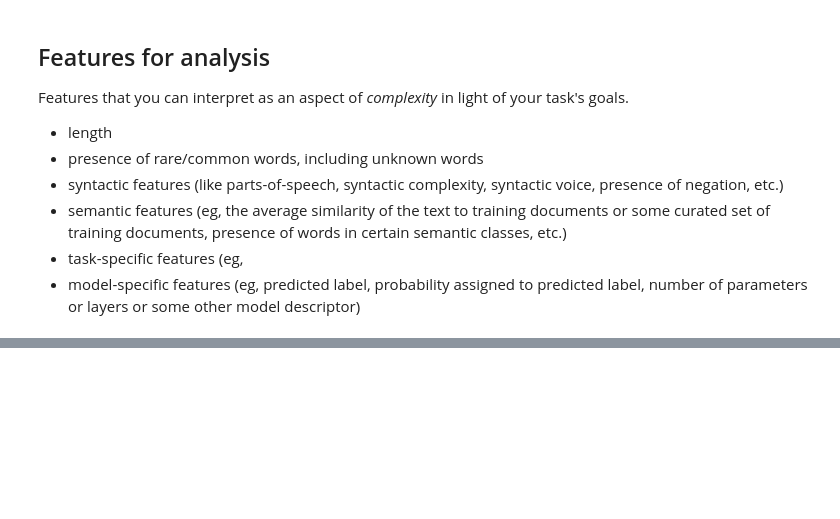
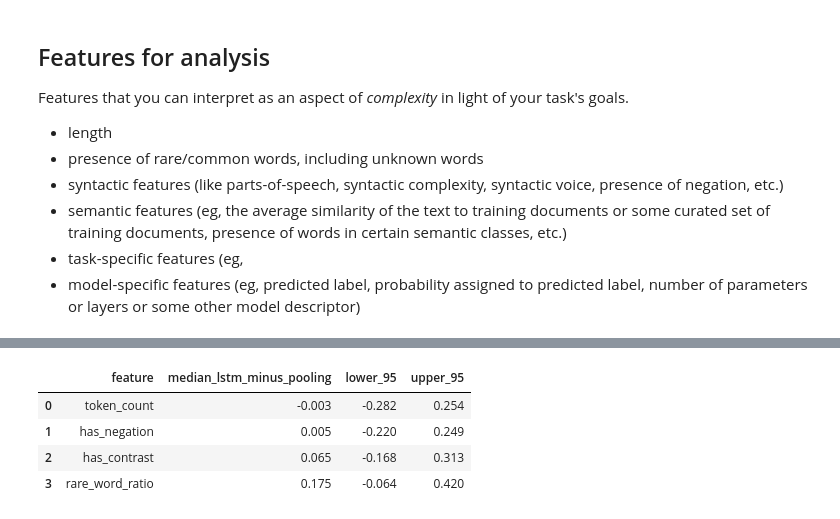
Before and after one commit to DSegoist/nlp1-student, a Jupyter notebook: part2/project.ipynb, the cells around one changed output, grey strips where cells are left out. Cells and saved outputs as stored; diff of their text form; code cells hidden in the pictures; blank space fills up the shorter version.

```diff
--- a/part2/project.ipynb
+++ b/part2/project.ipynb
@@ -56,0 +94,6 @@ Features that you can interpret as an aspect of _complexity_ in light of your ta
+# %%
+%%time
+# depends on internet connection (but say 5 minutes or less)
+embtable_version, embtable_dims, embtable_metadata = download_pretrained('fasttext') # in case stanford.edu is down, use fasttext (but glove is preferred)
+embtable_version, embtable_dims, embtable_metadata
+trained_emb_model = part2.clslib.PretrainedEmbeddings(embtable_version, embtable_dims, skip_first_line=embtable_metadata)
@@ -56,0 +827,31 @@ Features that you can interpret as an aspect of _complexity_ in light of your ta
+# %%
+features = df[feature_names].copy()
+for col in ["token_count", "rare_word_ratio"]:
+    std = features[col].std()
+    if std > 0:
+        features[col] = (features[col] - features[col].mean()) / std
+
+mcmc = analysis.fit_bda_model(
+    num_systems=len(systems),
+    sys_id=df["system_id"].to_numpy(),
+    features=features.to_numpy(),
+    correctness=df["correct"].to_numpy(),
+    num_chains=2,
+)
+
+weights = np.asarray(mcmc.get_samples()["w"])
+difference = weights[:, 1, :] - weights[:, 0, :]
+lower, median, upper = np.quantile(difference, [0.025, 0.5, 0.975], axis=0)
+
+display(pd.DataFrame({
+    "feature": feature_names,
+    "median_lstm_minus_pooling": median,
+    "lower_95": lower,
+    "upper_95": upper,
+}).round(3))
+# %% [output]
+|  | feature | median_lstm_minus_pooling | lower_95 | upper_95 |
+| 0 | token_count | -0.003 | -0.282 | 0.254 |
+| 1 | has_negation | 0.005 | -0.220 | 0.249 |
+| 2 | has_contrast | 0.065 | -0.168 | 0.313 |
+| 3 | rare_word_ratio | 0.175 | -0.064 | 0.420 |
```
Also changed, not shown: parts of 36 cells of this notebook, 54 other files.
